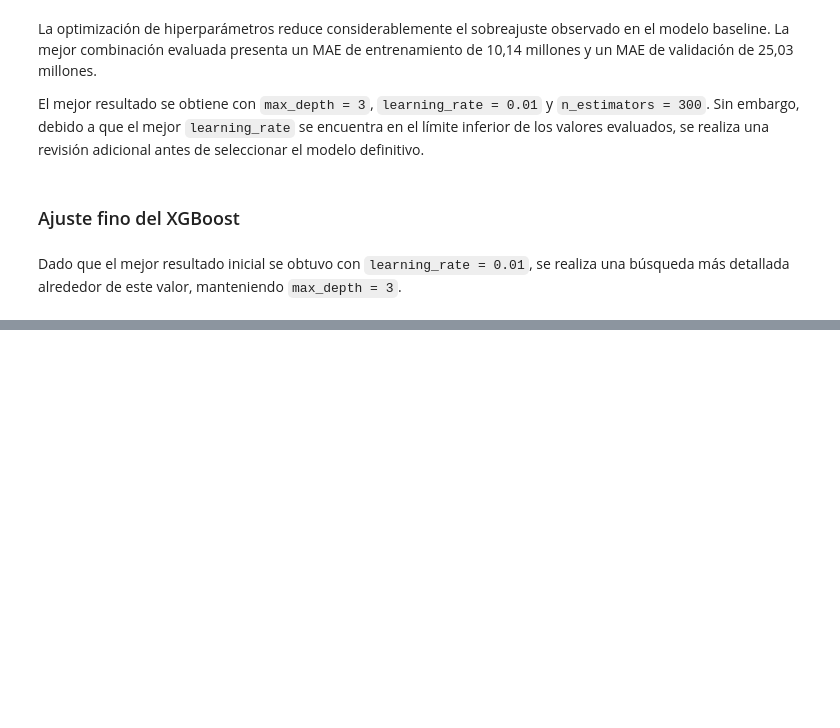
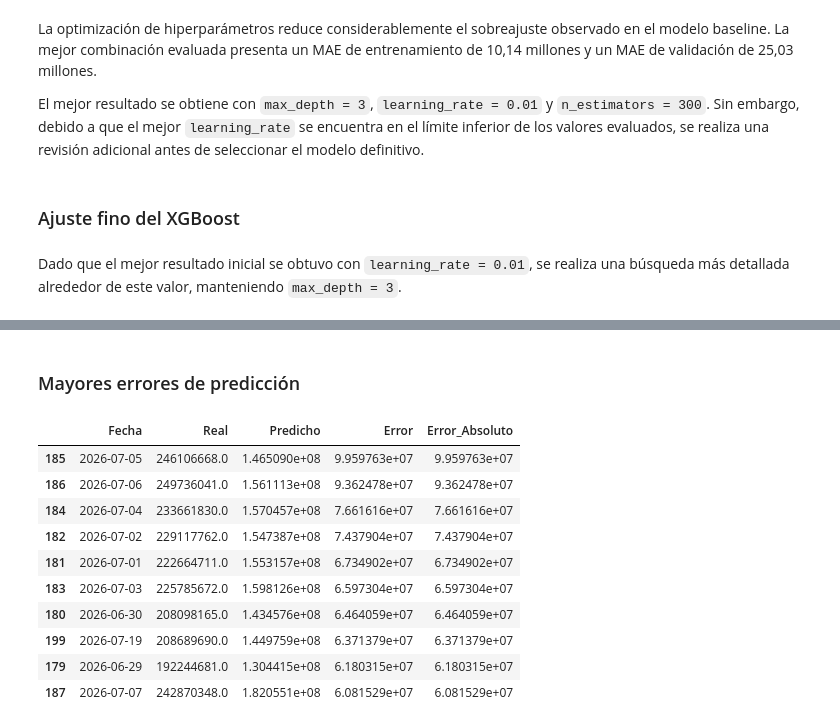
Before and after one commit to Vyena/ml_finance_teixeiradossantos, a Jupyter notebook: notebooks/Proyecto final/proyecto_flujo_caja.ipynb, the cells around one changed output, grey strips where cells are left out. Cells and saved outputs as stored; diff of their text form; code cells hidden in the pictures; blank space fills up the shorter version.

```diff
--- a/notebooks/Proyecto final/proyecto_flujo_caja.ipynb
+++ b/notebooks/Proyecto final/proyecto_flujo_caja.ipynb
@@ -1272,0 +1420,14 @@ display(tabla_xgb.round({
+# %%
+resultados_pred["Error"] = (
+    resultados_pred["Real"] - resultados_pred["Predicho"]
+)
+
+resultados_pred["Error_Absoluto"] = abs(
+    resultados_pred["Error"]
+)
+
+display(
+    resultados_pred[
+        ["Fecha", "Real", "Predicho", "Error", "Error_Absoluto"]
+    ].head()
+)
@@ -1272,0 +1441,26 @@ display(tabla_xgb.round({
+# %% [markdown]
+### Mayores errores de predicción
+# %%
+mayores_errores = (
+    resultados_pred
+    .sort_values("Error_Absoluto", ascending=False)
+    .head(10)
+)
+
+display(
+    mayores_errores[
+        ["Fecha", "Real", "Predicho", "Error", "Error_Absoluto"]
+    ]
+)
+# %% [output]
+|  | Fecha | Real | Predicho | Error | Error_Absoluto |
+| 185 | 2026-07-05 | 246106668.0 | 1.465090e+08 | 9.959763e+07 | 9.959763e+07 |
+| 186 | 2026-07-06 | 249736041.0 | 1.561113e+08 | 9.362478e+07 | 9.362478e+07 |
+| 184 | 2026-07-04 | 233661830.0 | 1.570457e+08 | 7.661616e+07 | 7.661616e+07 |
+| 182 | 2026-07-02 | 229117762.0 | 1.547387e+08 | 7.437904e+07 | 7.437904e+07 |
+| 181 | 2026-07-01 | 222664711.0 | 1.553157e+08 | 6.734902e+07 | 6.734902e+07 |
+| 183 | 2026-07-03 | 225785672.0 | 1.598126e+08 | 6.597304e+07 | 6.597304e+07 |
+| 180 | 2026-06-30 | 208098165.0 | 1.434576e+08 | 6.464059e+07 | 6.464059e+07 |
+| 199 | 2026-07-19 | 208689690.0 | 1.449759e+08 | 6.371379e+07 | 6.371379e+07 |
+| 179 | 2026-06-29 | 192244681.0 | 1.304415e+08 | 6.180315e+07 | 6.180315e+07 |
+| 187 | 2026-07-07 | 242870348.0 | 1.820551e+08 | 6.081529e+07 | 6.081529e+07 |
```
Also changed, not shown: parts of 20 cells of this notebook.
